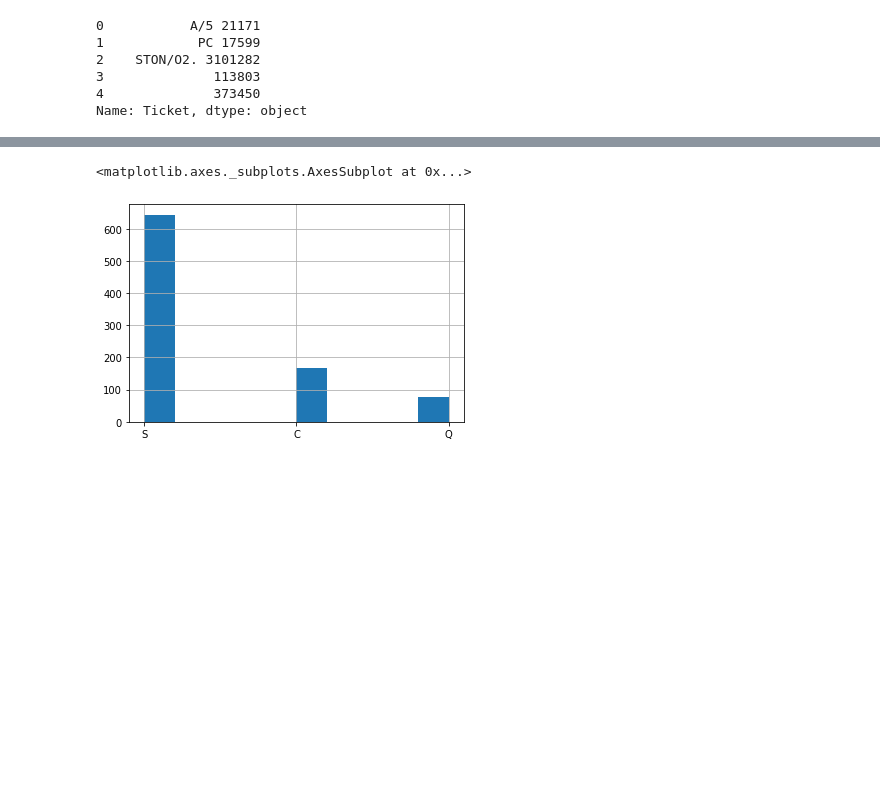
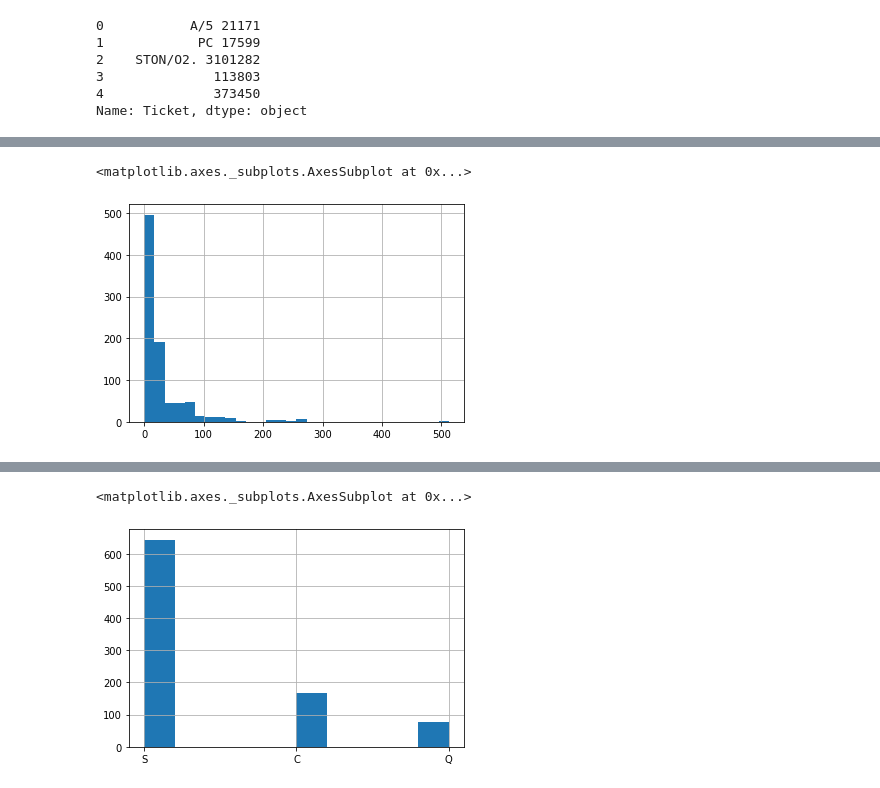
Before and after one commit to AjiNugroho/MachineLearning, a Jupyter notebook: titanic/titanic_disaster.ipynb, the cells around one changed output, grey strips where cells are left out. Saved outputs shown, nothing was run; the diff lists cells and outputs as text; code cells hidden in the pictures; blank space fills up the shorter version.

```diff
--- a/titanic/titanic_disaster.ipynb
+++ b/titanic/titanic_disaster.ipynb
@@ -138,5 +173,5 @@ def SplitTicket(Ticket,num=False):
     except:
         return 0
 # %%
-data_titanic['Ticket_char'] = data_titanic['Ticket'].apply(SplitTicket)
-data_titanic['Ticket_num'] = data_titanic['Ticket'].apply(SplitTicket,num=True)
+X = data_titanic['Ticket'].apply(SplitTicket)
+Y = data_titanic['Ticket'].apply(SplitTicket,num=True)
@@ -143 +213,4 @@ data_titanic['Ticket_num'] = data_titanic['Ticket'].apply(SplitTicket,num=True)
+# %%
+#ticket seems useless, so i will drop it
+data_titanic.drop('Ticket',axis=1,inplace=True)
 # %%
@@ -164,5 +237,5 @@ def SplitName(Name,lastname=False):
             else:
                 return nama
 # %%
-data_titanic['first_name'] = data_titanic['Name'].apply(SplitName)
-data_titanic['last_name'] = data_titanic['Name'].apply(SplitName,lastname=True)
+A = data_titanic['Name'].apply(SplitName)
+B = data_titanic['Name'].apply(SplitName,lastname=True)
@@ -204,3 +272,9 @@ Name: Cabin, Length: 147, dtype: int64
 # %%
-#cabin have to many missing value, so drop it
-data_titanic.drop('Cabin',axis=1,inplace=True)
+#name also seems useless, so i will drop it
+data_titanic.drop('Name',axis=1,inplace=True)
+# %%
+#processing fare
+data_titanic['Fare'].hist(bins=30)
+# %% [output]
+<matplotlib.axes._subplots.AxesSubplot at 0x...>
+[figure, added]
```
Also changed, not shown: parts of 25 cells of this notebook.
